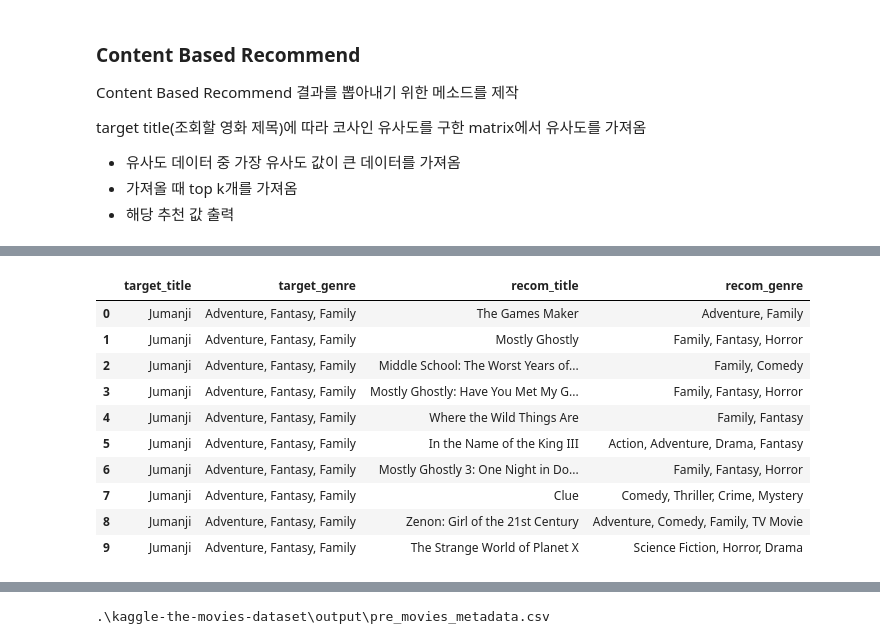
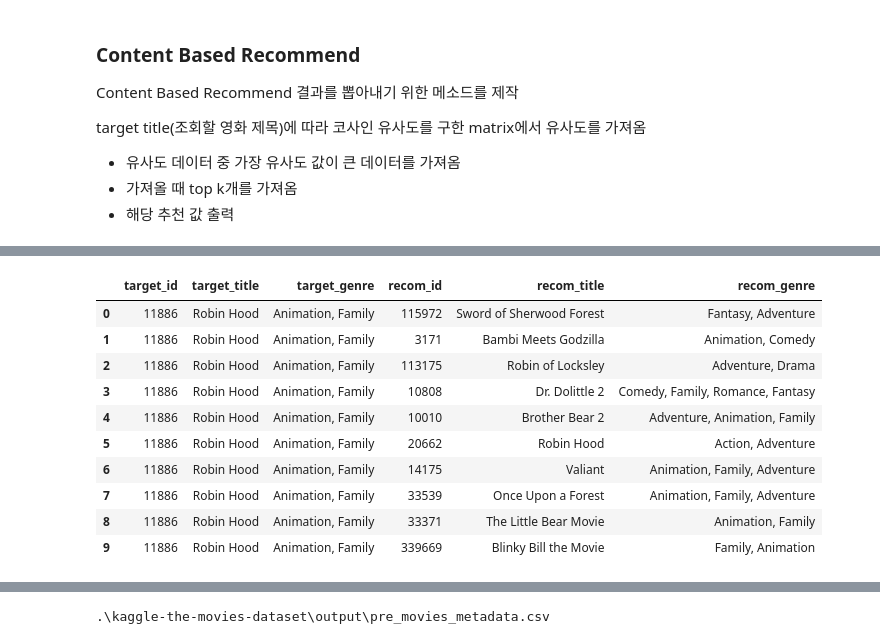
Before and after one commit to sanghyun0603/CoffeeBrew, a Jupyter notebook: server-recom/jupyter/movie/movie_cbf.ipynb, the cells around one changed output, grey strips where cells are left out. Cells and saved outputs as stored; diff of their text form; code cells hidden in the pictures.

```diff
--- a/server-recom/jupyter/movie/movie_cbf.ipynb
+++ b/server-recom/jupyter/movie/movie_cbf.ipynb
@@ -119,0 +139,3 @@ int32 int32
+# %%
+movie_data.drop_duplicates(['id'], keep='first', inplace=True, ignore_index=True)
+movie_data['id'].value_counts()
@@ -230,6 +270,8 @@ array([[1.      , 0.04156 , 0.008705, ..., 0.      , 0.      , 0.      ],
       dtype=float16)
 # %%
-cosine_sim_df = pd.DataFrame(cosine_sim, index = movie_data.title, columns = movie_data.title, dtype=np.float16)
+# 제목 검색 뿐만 아니라 id로도 검색할 수 있도록 행과 열 중 하나를 title, 다른 하나를 id로 지정
+
+cosine_sim_df = pd.DataFrame(cosine_sim, index = movie_data.id, columns = movie_data.title, dtype=np.float16)
 print(cosine_sim_df.shape)
 cosine_sim_df.head()
 # %% [output]
@@ -304,0 +431,21 @@ genre_recommendations('The Dark Knight Rises', cosine_sim_df, movie_data)
+# %%
+# 영화 id 기반 추천 알고리즘
+def genre_recommendations_by_id(target_id, matrix, items, k=10):
+    recom_idx = matrix.loc[target_id, :].values.reshape(1, -1).argsort()[:, ::-1].flatten()[1:k+1]
+    recom_id = items.iloc[recom_idx, :].id.values
+    recom_title = items.iloc[recom_idx, :].title.values
+    recom_genre = items.iloc[recom_idx, :].genres.values
+    target_id_list = np.full(len(range(k)), target_id)
+    target_title_list = np.full(len(range(k)), items[items.id == target_id].title.values)
+    target_genre_list = np.full(len(range(k)), items[items.id == target_id].genres.values)
+
+    d = {
+        'target_id': target_id_list,
+        'target_title': target_title_list,
+        'target_genre': target_genre_list,
+        'recom_id'    : recom_id,
+        'recom_title' : recom_title,
+        'recom_genre' : recom_genre
+    }
+
+    return pd.DataFrame(d)
@@ -305,14 +466,14 @@ genre_recommendations('The Dark Knight Rises', cosine_sim_df, movie_data)
 # %%
-genre_recommendations('Jumanji', cosine_sim_df, movie_data)
+genre_recommendations_by_id(11886, cosine_sim_df, movie_data)
 # %% [output]
-|  | target_title | target_genre | recom_title | recom_genre |
-| 0 | Jumanji | Adventure, Fantasy, Family | The Games Maker | Adventure, Family |
-| 1 | Jumanji | Adventure, Fantasy, Family | Mostly Ghostly | Family, Fantasy, Horror |
-| 2 | Jumanji | Adventure, Fantasy, Family | Middle School: The Worst Years of... | Family, Comedy |
-| 3 | Jumanji | Adventure, Fantasy, Family | Mostly Ghostly: Have You Met My G... | Family, Fantasy, Horror |
-| 4 | Jumanji | Adventure, Fantasy, Family | Where the Wild Things Are | Family, Fantasy |
-| 5 | Jumanji | Adventure, Fantasy, Family | In the Name of the King III | Action, Adventure, Drama, Fantasy |
-| 6 | Jumanji | Adventure, Fantasy, Family | Mostly Ghostly 3: One Night in Do... | Family, Fantasy, Horror |
-| 7 | Jumanji | Adventure, Fantasy, Family | Clue | Comedy, Thriller, Crime, Mystery |
-| 8 | Jumanji | Adventure, Fantasy, Family | Zenon: Girl of the 21st Century | Adventure, Comedy, Family, TV Movie |
-| 9 | Jumanji | Adventure, Fantasy, Family | The Strange World of Planet X | Science Fiction, Horror, Drama |
+|  | target_id | target_title | target_genre | recom_id | recom_title | recom_genre |
+| 0 | 11886 | Robin Hood | Animation, Family | 115972 | Sword of Sherwood Forest | Fantasy, Adventure |
+| 1 | 11886 | Robin Hood | Animation, Family | 3171 | Bambi Meets Godzilla | Animation, Comedy |
+| 2 | 11886 | Robin Hood | Animation, Family | 113175 | Robin of Locksley | Adventure, Drama |
+| 3 | 11886 | Robin Hood | Animation, Family | 10808 | Dr. Dolittle 2 | Comedy, Family, Romance, Fantasy |
+| 4 | 11886 | Robin Hood | Animation, Family | 10010 | Brother Bear 2 | Adventure, Animation, Family |
+| 5 | 11886 | Robin Hood | Animation, Family | 20662 | Robin Hood | Action, Adventure |
+| 6 | 11886 | Robin Hood | Animation, Family | 14175 | Valiant | Animation, Family, Adventure |
+| 7 | 11886 | Robin Hood | Animation, Family | 33539 | Once Upon a Forest | Animation, Family, Adventure |
+| 8 | 11886 | Robin Hood | Animation, Family | 33371 | The Little Bear Movie | Animation, Family |
+| 9 | 11886 | Robin Hood | Animation, Family | 339669 | Blinky Bill the Movie | Family, Animation |
```
Also changed, not shown: parts of 27 cells of this notebook, 1 other file.
